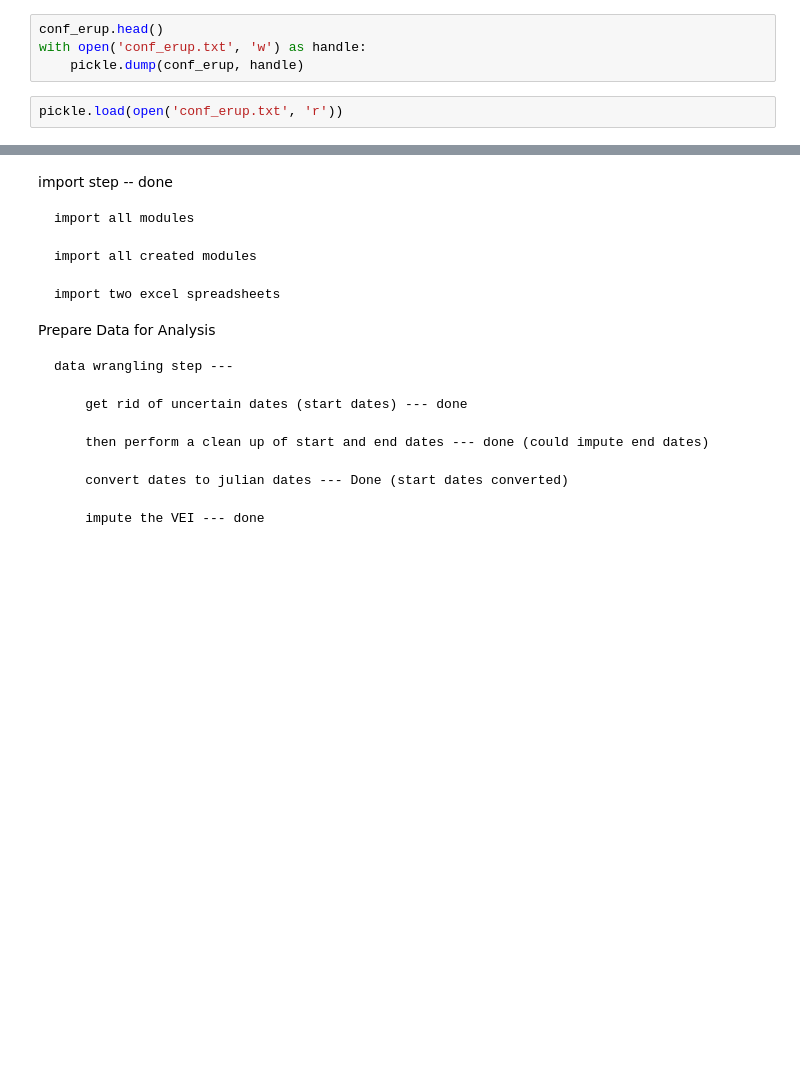
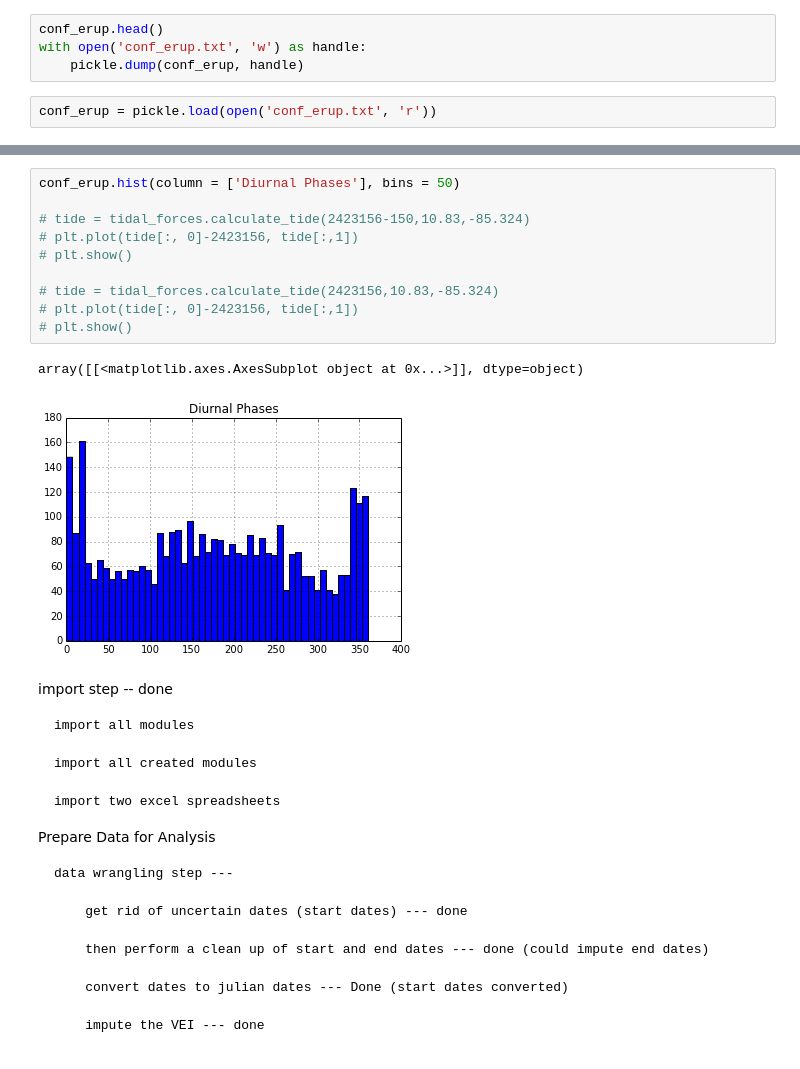
Before and after one commit to sokolo986/CS109_Volcano, a Jupyter notebook: Data CleanUp.ipynb, the cells around one changed output, grey strips where cells are left out. Saved outputs shown, nothing was run; the diff lists cells and outputs as text; blank space fills up the shorter version.

```diff
--- a/Data CleanUp.ipynb
+++ b/Data CleanUp.ipynb
@@ -239,4 +242,4 @@ conf_erup.head()
 with open('conf_erup.txt', 'w') as handle:
     pickle.dump(conf_erup, handle)
 # %%
-pickle.load(open('conf_erup.txt', 'r'))
+conf_erup = pickle.load(open('conf_erup.txt', 'r'))
@@ -262,3 +246,16 @@ pickle.load(open('conf_erup.txt', 'r'))
+# %%
+conf_erup.hist(column = ['Diurnal Phases'], bins = 50)
+
+# tide = tidal_forces.calculate_tide(2423156-150,10.83,-85.324)
+# plt.plot(tide[:, 0]-2423156, tide[:,1])
+# plt.show()
+
+# tide = tidal_forces.calculate_tide(2423156,10.83,-85.324)
+# plt.plot(tide[:, 0]-2423156, tide[:,1])
+# plt.show()
+# %% [output]
+array([[<matplotlib.axes.AxesSubplot object at 0x...>]], dtype=object)
+[figure, added]
 # %% [markdown]
 import step -- done
 
```
Also changed, not shown: parts of 10 cells of this notebook, 2 other files.
